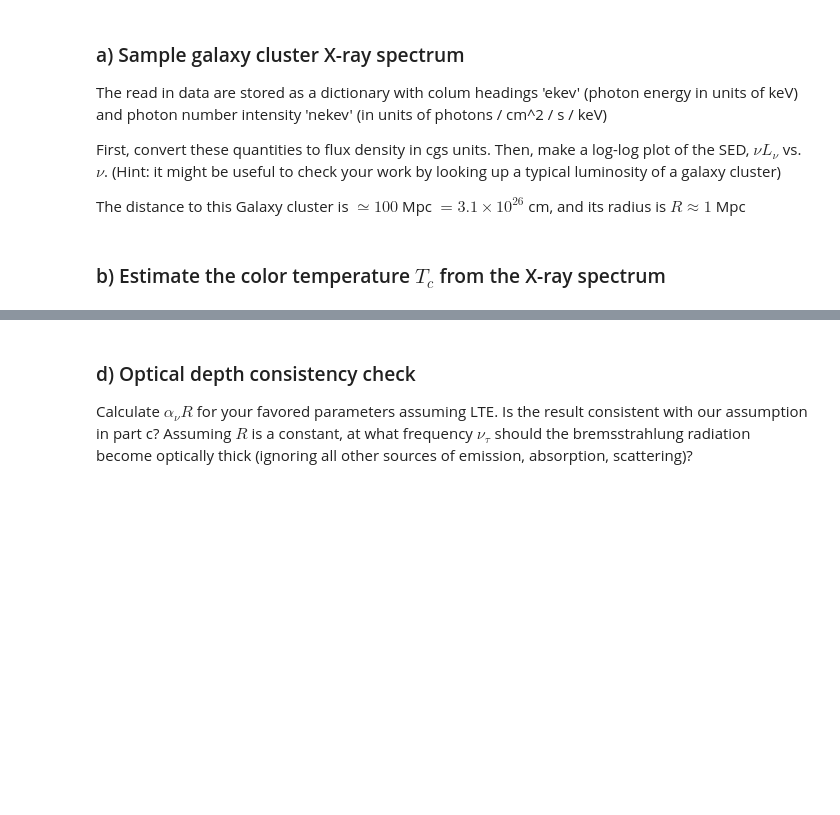
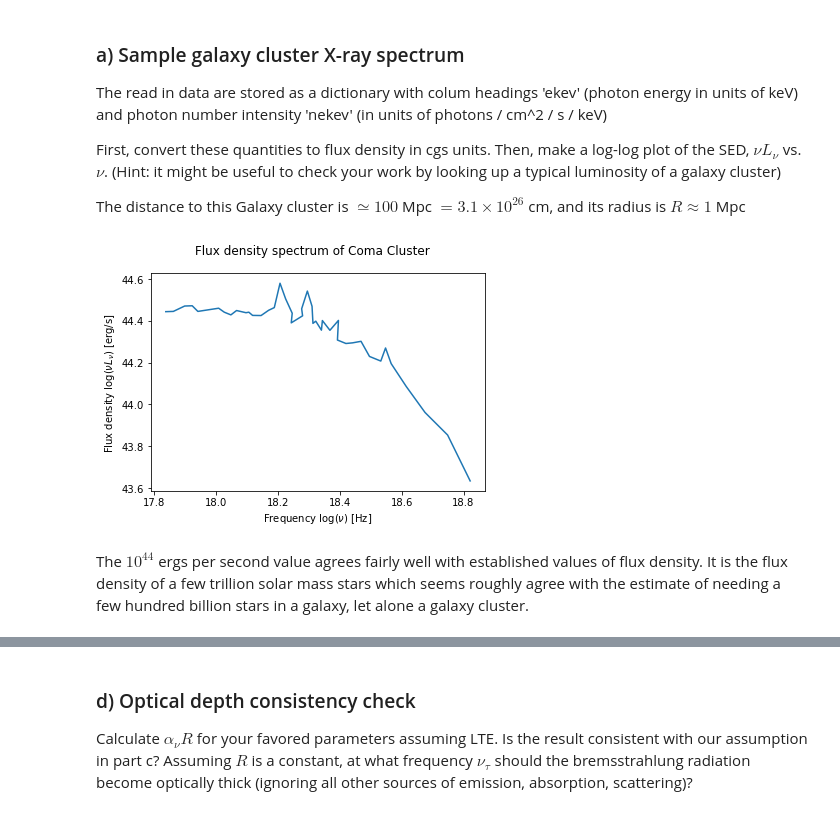
Before and after one commit to ksubrama/astr5710, a Jupyter notebook: astr5710_PS1.ipynb, the cells around one changed output, grey strips where cells are left out. Drawn from its saved outputs; the diff is of its cells as text; code cells hidden in the pictures; blank space fills up the shorter version.

Commit message:
Finish problem 2 with plots.

```diff
--- a/astr5710_PS1.ipynb
+++ b/astr5710_PS1.ipynb
@@ -65,5 +77,9 @@ The read in data are stored as a dictionary with colum headings 'ekev' (photon e
 First, convert these quantities to flux density in cgs units. Then, make a log-log plot of the SED, $\nu L_\nu$ vs. $\nu$. (Hint: it might be useful to check your work by looking up a typical luminosity of a galaxy cluster)
 
 The distance to this Galaxy cluster is $\simeq 100$ Mpc $= 3.1\times10^{26}$ cm, and its radius is $R \approx 1$ Mpc
-# %% [markdown]
-### b) Estimate the color temperature $T_c$ from the X-ray spectrum
+# %%
+PS1.solution2()
+# %% [output]
+[figure, added]
+# %% [markdown]
+The $10^{44}$ ergs per second value agrees fairly well with established values of flux density.  It is the flux density of a few trillion solar mass stars which seems roughly agree with the estimate of needing a few hundred billion stars in a galaxy, let alone a galaxy cluster.
```
Also changed, not shown: parts of 8 cells of this notebook, 3 other files.
